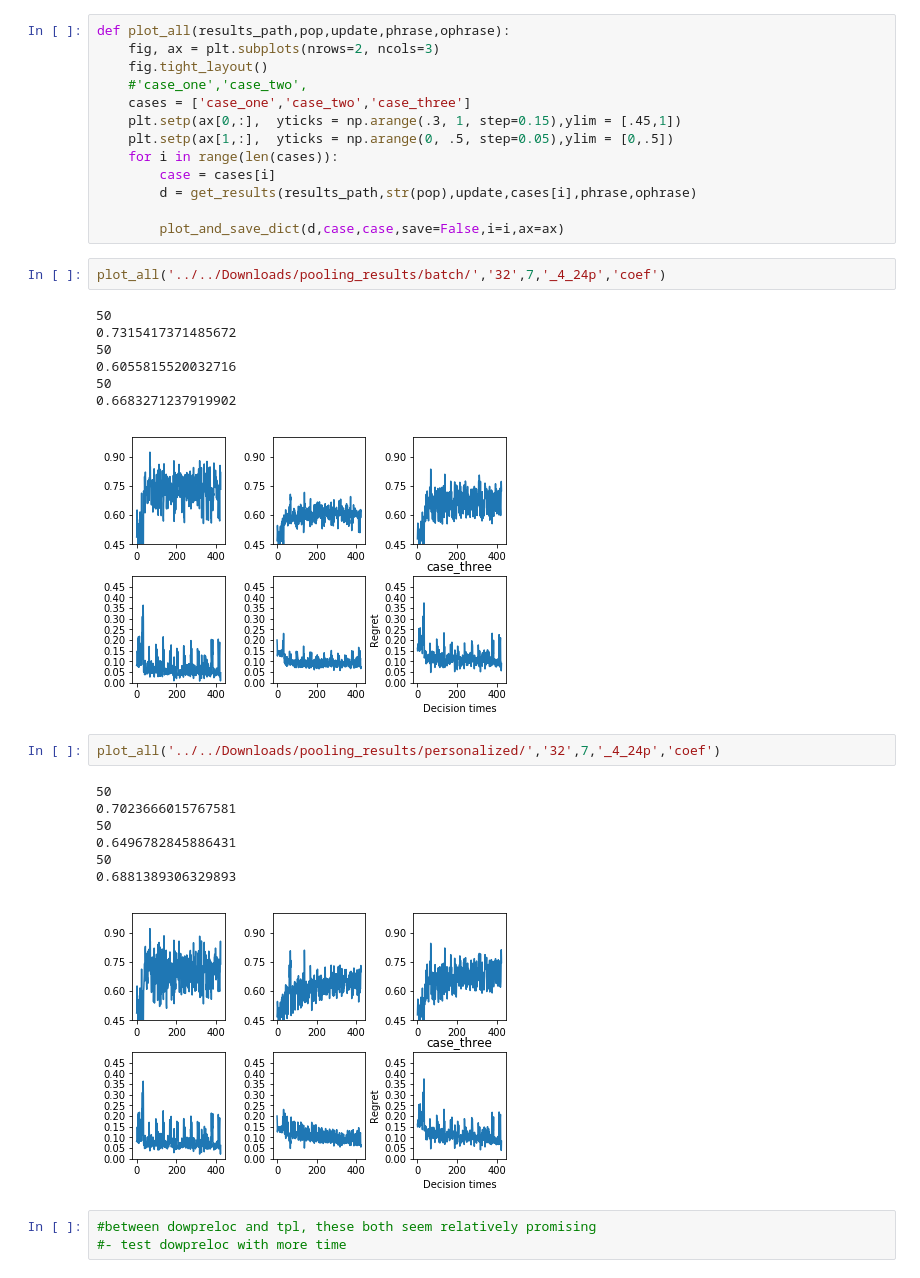
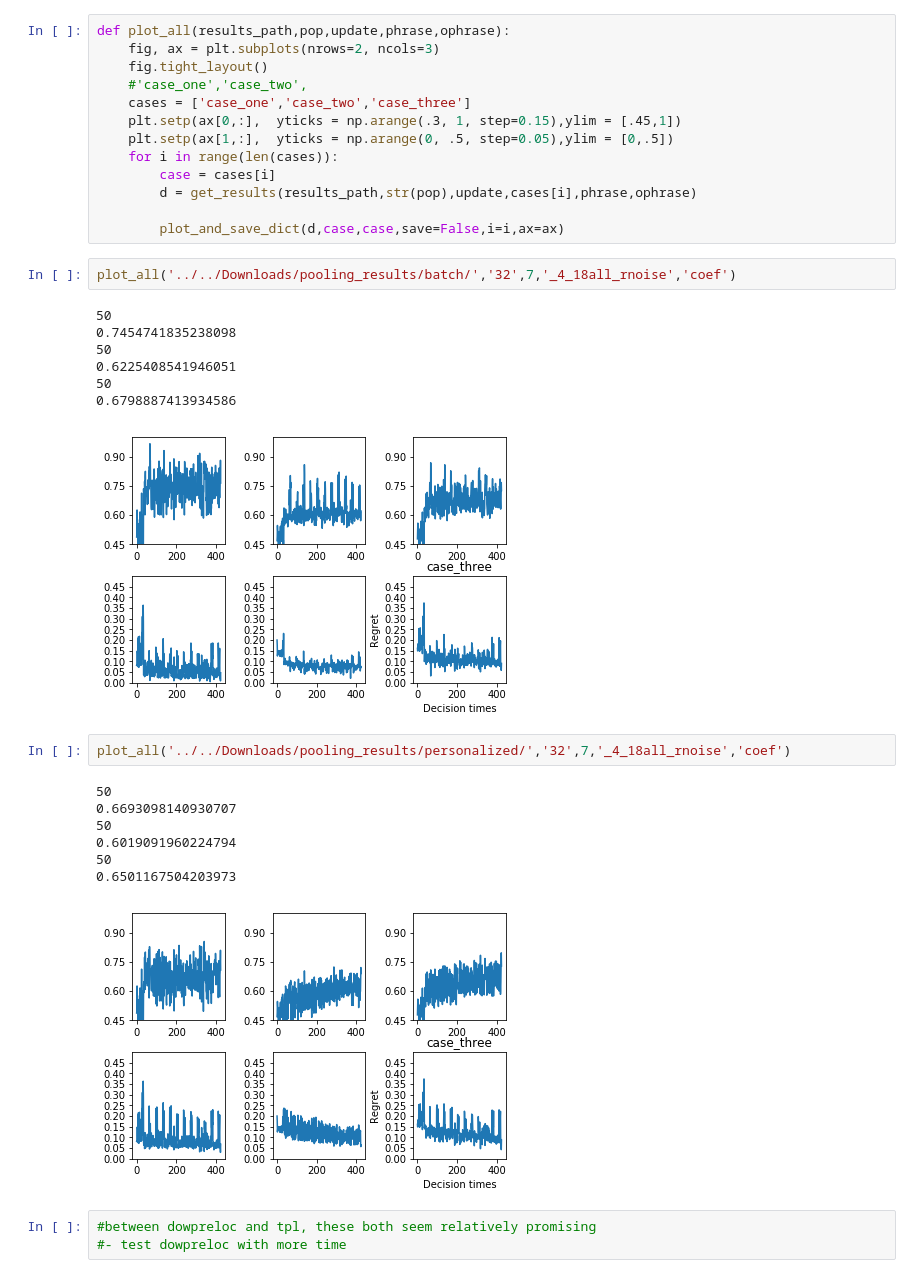
Before and after one commit to StatisticalReinforcementLearningLab/pooling_rl, a Jupyter notebook: evaluation/plot_all.ipynb, the cells around one changed output. Drawn from its saved outputs; the diff is of its cells as text.

```diff
--- a/evaluation/plot_all.ipynb
+++ b/evaluation/plot_all.ipynb
@@ -105,25 +105,25 @@ def plot_all(results_path,pop,update,phrase,ophrase):
 
         plot_and_save_dict(d,case,case,save=False,i=i,ax=ax)
 # %%
-plot_all('../../Downloads/pooling_results/batch/','32',7,'_4_24p','coef')
+plot_all('../../Downloads/pooling_results/batch/','32',7,'_4_18all_rnoise','coef')
 # %% [output]
 50
-0.7315417371485672
+0.7454741835238098
 50
-0.6055815520032716
+0.6225408541946051
 50
-0.6683271237919902
+0.6798887413934586
-[figure, old version]
+[figure, new version]
 # %%
-plot_all('../../Downloads/pooling_results/personalized/','32',7,'_4_24p','coef')
+plot_all('../../Downloads/pooling_results/personalized/','32',7,'_4_18all_rnoise','coef')
 # %% [output]
 50
-0.7023666015767581
+0.6693098140930707
 50
-0.6496782845886431
+0.6019091960224794
 50
-0.6881389306329893
+0.6501167504203973
-[figure, old version]
+[figure, new version]
 # %%
 #between dowpreloc and tpl, these both seem relatively promising
 #- test dowpreloc with more time
```
Also changed, not shown: parts of 1 cell of this notebook, 1 other file.
